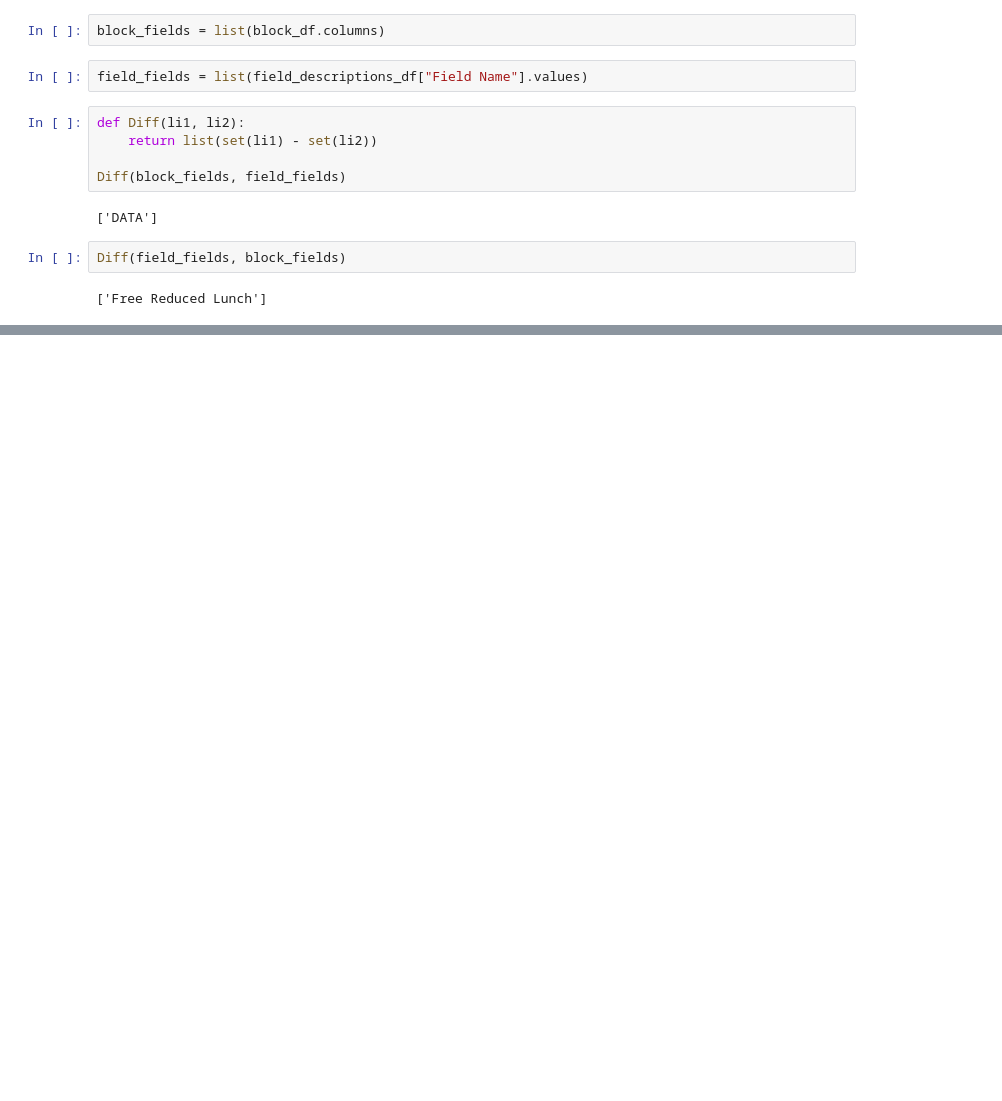
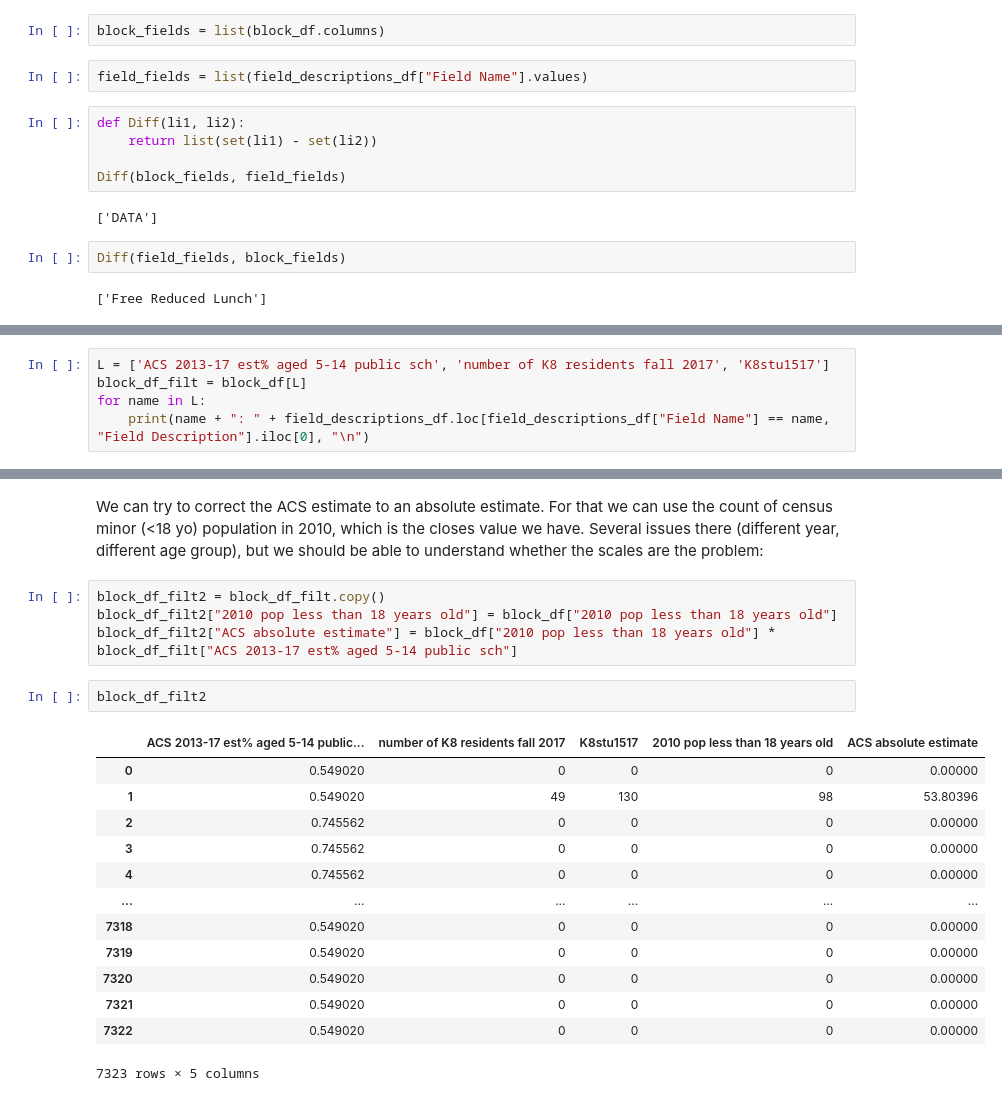
Before and after one commit to 18rberry/Operationalizing-Equity-Tiebreaker-in-SF, a Jupyter notebook: notebooks/20210624-gsa-block_eda.ipynb, the cells around one changed output, grey strips where cells are left out. Drawn from its saved outputs; the diff is of its cells as text; blank space fills up the shorter version.

```diff
--- a/notebooks/20210624-gsa-block_eda.ipynb
+++ b/notebooks/20210624-gsa-block_eda.ipynb
@@ -324,0 +216,5 @@ Still not the best. Maybe we need to understand better how this data is computed
+# %%
+L = ['ACS 2013-17 est% aged 5-14 public sch', 'number of K8 residents fall 2017', 'K8stu1517']
+block_df_filt = block_df[L]
+for name in L:
+    print(name + ": " + field_descriptions_df.loc[field_descriptions_df["Field Name"] == name, "Field Description"].iloc[0], "\n")
@@ -324,0 +254,22 @@ Still not the best. Maybe we need to understand better how this data is computed
+# %% [markdown]
+We can try to correct the ACS estimate to an absolute estimate. For that we can use the count of census minor (<18 yo) population in 2010, which is the closes value we have. Several issues there (different year, different age group), but we should be able to understand whether the scales are the problem:
+# %%
+block_df_filt2 = block_df_filt.copy()
+block_df_filt2["2010 pop less than 18 years old"] = block_df["2010 pop less than 18 years old"]
+block_df_filt2["ACS absolute estimate"] = block_df["2010 pop less than 18 years old"] * block_df_filt["ACS 2013-17 est% aged 5-14 public sch"]
+# %%
+block_df_filt2
+# %% [output]
+|  | ACS 2013-17 est% aged 5-14 public... | number of K8 residents fall 2017 | K8stu1517 | 2010 pop less than 18 years old | ACS absolute estimate |
+| 0 | 0.549020 | 0 | 0 | 0 | 0.00000 |
+| 1 | 0.549020 | 49 | 130 | 98 | 53.80396 |
+| 2 | 0.745562 | 0 | 0 | 0 | 0.00000 |
+| 3 | 0.745562 | 0 | 0 | 0 | 0.00000 |
+| 4 | 0.745562 | 0 | 0 | 0 | 0.00000 |
+| ... | ... | ... | ... | ... | ... |
+| 7318 | 0.549020 | 0 | 0 | 0 | 0.00000 |
+| 7319 | 0.549020 | 0 | 0 | 0 | 0.00000 |
+| 7320 | 0.549020 | 0 | 0 | 0 | 0.00000 |
+| 7321 | 0.549020 | 0 | 0 | 0 | 0.00000 |
+| 7322 | 0.549020 | 0 | 0 | 0 | 0.00000 |
+7323 rows × 5 columns
```
Also changed, not shown: parts of 64 cells of this notebook.
